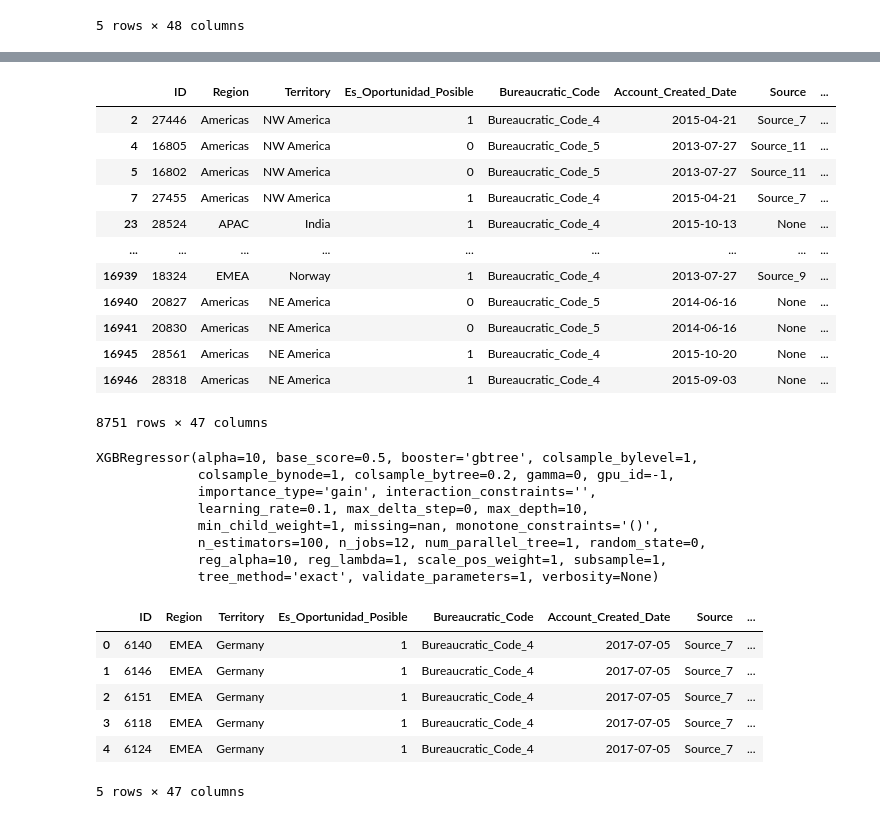
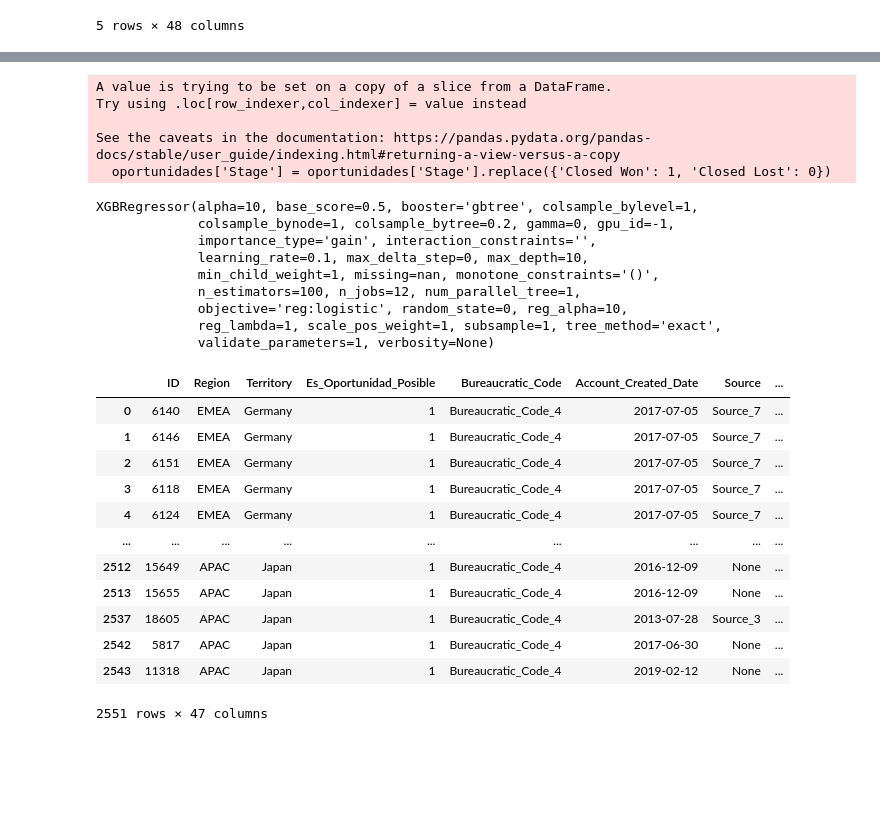
Before and after one commit to manulon/OrgaDatosTP2, a Jupyter notebook: XGBoost.ipynb, the cells around one changed output, grey strips where cells are left out. Cells and saved outputs as stored; diff of their text form; code cells hidden in the pictures; blank space fills up the shorter version.

```diff
--- a/XGBoost.ipynb
+++ b/XGBoost.ipynb
@@ -62,33 +174,34 @@ oportunidades.head()
 # %%
 #Una vez que tenemos el dataset limpio como en el TP1, iniciamos con el uso de XGBoost como algoritmo de ML.
 
-xg_reg = xgb.XGBRegressor(objective ='reg:squarederror',
+xg_reg = xgb.XGBRegressor(objective ='reg:logistic',
                 colsample_bytree = 0.2, learning_rate = 0.1,
                 max_depth = 10, alpha = 10, n_estimators = 100)
 y_train = oportunidades['Stage']
-y_train = y_train.loc[(y_train == 'Closed Won') | (y_train == 'Closed Lost')]
-x_train = oportunidades
-x_train = x_train.loc[(x_train['Stage'] == 'Closed Won') | (x_train['Stage'] == 'Closed Lost')]
+oportunidades = oportunidades.loc[(oportunidades['Stage'] == 'Closed Won') | (oportunidades['Stage'] == 'Closed Lost')]
+oportunidades['Stage'] = oportunidades['Stage'].replace({'Closed Won': 1, 'Closed Lost': 0})
+#y_train = oportunidades.Stage
+x_train = oportunidades.groupby('Opportunity_ID').agg({'Opportunity_Created_Year' : 'mean',\
+                                                      'Encoding_Moneda':'mean', 'Total_Amount': 'sum',\
+                                                      'Total_Taxable_Amount':'sum', 'Encoding_Region':'mean',\
+                                                      'Encoding_Territorio':'mean','Encoding_Vendedor':'mean',\
+                                                      'Es_Oportunidad_Posible':'mean','Stage':'max'})
+y_train = x_train['Stage']
 x_train = x_train.drop('Stage', axis='columns')
-x_train
+#x_train = x_train.loc[(x_train['Stage'] == 'Closed Won') | (x_train['Stage'] == 'Closed Lost')]
+#x_train = x_train.drop('Stage', axis='columns')
+#x_train
+#y_train
 # %% [output]
-|  | ID | Region | Territory | Es_Oportunidad_Posible | Bureaucratic_Code | Account_Created_Date | Source | ... |
-| 2 | 27446 | Americas | NW America | 1 | Bureaucratic_Code_4 | 2015-04-21 | Source_7 | ... |
-| 4 | 16805 | Americas | NW America | 0 | Bureaucratic_Code_5 | 2013-07-27 | Source_11 | ... |
-| 5 | 16802 | Americas | NW America | 0 | Bureaucratic_Code_5 | 2013-07-27 | Source_11 | ... |
-| 7 | 27455 | Americas | NW America | 1 | Bureaucratic_Code_4 | 2015-04-21 | Source_7 | ... |
-| 23 | 28524 | APAC | India | 1 | Bureaucratic_Code_4 | 2015-10-13 | None | ... |
-| ... | ... | ... | ... | ... | ... | ... | ... | ... |
-| 16939 | 18324 | EMEA | Norway | 1 | Bureaucratic_Code_4 | 2013-07-27 | Source_9 | ... |
-| 16940 | 20827 | Americas | NE America | 0 | Bureaucratic_Code_5 | 2014-06-16 | None | ... |
-| 16941 | 20830 | Americas | NE America | 0 | Bureaucratic_Code_5 | 2014-06-16 | None | ... |
-| 16945 | 28561 | Americas | NE America | 1 | Bureaucratic_Code_4 | 2015-10-20 | None | ... |
-| 16946 | 28318 | Americas | NE America | 1 | Bureaucratic_Code_4 | 2015-09-03 | None | ... |
-8751 rows × 47 columns
+A value is trying to be set on a copy of a slice from a DataFrame.
+Try using .loc[row_indexer,col_indexer] = value instead
+
+See the caveats in the documentation: https://pandas.pydata.org/pandas-docs/stable/user_guide/indexing.html#returning-a-view-versus-a-copy
+  oportunidades['Stage'] = oportunidades['Stage'].replace({'Closed Won': 1, 'Closed Lost': 0})
 # %%
 #Entrenamos al xgboost
-x_train = x_train.select_dtypes(exclude=['datetime', 'category'])
-y_train = y_train.replace({'Closed Won': 1, 'Closed Lost': 0})
+#x_train = x_train.select_dtypes(exclude=['datetime', 'category'])
+#y_train = y_train.replace({'Closed Won': 1, 'Closed Lost': 0})
 xg_reg.fit(x_train, y_train)
 # %% [output]
 XGBRegressor(alpha=10, base_score=0.5, booster='gbtree', colsample_bylevel=1,
@@ -96,45 +209,59 @@ XGBRegressor(alpha=10, base_score=0.5, booster='gbtree', colsample_bylevel=1,
              importance_type='gain', interaction_constraints='',
              learning_rate=0.1, max_delta_step=0, max_depth=10,
              min_child_weight=1, missing=nan, monotone_constraints='()',
-             n_estimators=100, n_jobs=12, num_parallel_tree=1, random_state=0,
-             reg_alpha=10, reg_lambda=1, scale_pos_weight=1, subsample=1,
-             tree_method='exact', validate_parameters=1, verbosity=None)
+             n_estimators=100, n_jobs=12, num_parallel_tree=1,
+             objective='reg:logistic', random_state=0, reg_alpha=10,
+             reg_lambda=1, scale_pos_weight=1, subsample=1, tree_method='exact',
+             validate_parameters=1, verbosity=None)
 # %%
-#Limpieza del dataset como en TP1
+#Limpieza del dataset de test
 
 oportunidades = pd.read_csv("Test_TP2_Datos_2020-2C.csv")
 oportunidades['Account_Created_Date'] = pd.to_datetime(oportunidades['Account_Created_Date'])
 oportunidades['Opportunity_Created_Date'] = pd.to_datetime(oportunidades['Opportunity_Created_Date'])
 oportunidades['Quote_Expiry_Date'] = pd.to_datetime(oportunidades['Quote_Expiry_Date'])
 oportunidades['Last_Modified_Date'] = pd.to_datetime(oportunidades['Last_Modified_Date'])
 oportunidades['Planned_Delivery_Start_Date'] = pd.to_datetime(oportunidades['Planned_Delivery_Start_Date'])
 oportunidades['Planned_Delivery_End_Date'] = pd.to_datetime(oportunidades['Planned_Delivery_End_Date'])
+oportunidades_japon = (oportunidades.loc[oportunidades['Region'] == 'Japan'])
+oportunidades = (oportunidades.loc[oportunidades['Region'] != 'Japan'])
+#oportunidades_japon = oportunidades_japon.iloc[:,:3]
+oportunidades_japon['Territory'] = oportunidades_japon['Territory'].replace({'None':'Japan'})
+oportunidades = pd.concat([oportunidades, oportunidades_japon], axis=0)
+oportunidades['Region'] = oportunidades['Region'].replace({'Japan':'APAC', 'Middle East':'EMEA'})
 oportunidades[oportunidades.select_dtypes(['object']).columns] = oportunidades.select_dtypes(['object']).apply(lambda x: x.astype('category'))
-
-#Añadimos la columna binaria de si es aprobada o no.
+#oportunidades = oportunidades.loc[oportunidades['Territory'] != 'None']
+#oportunidades = oportunidades.dropna()
 
 filtro_terminos_entrega = oportunidades['Pricing, Delivery_Terms_Quote_Appr']\
      == oportunidades['Pricing, Delivery_Terms_Approved']
 
 filtro_codigo_burocratico = oportunidades['Bureaucratic_Code_0_Approval']\
      == oportunidades['Bureaucratic_Code_0_Approved']
 
 oportunidades = oportunidades.drop(['Pricing, Delivery_Terms_Quote_Appr'\
     ,'Pricing, Delivery_Terms_Approved', 'Bureaucratic_Code_0_Approval'\
         , 'Bureaucratic_Code_0_Approved', 'Submitted_for_Approval'], axis = 'columns')
 
 oportunidades_posibles = (filtro_terminos_entrega & filtro_codigo_burocratico)
 
 oportunidades.insert(3,'Es_Oportunidad_Posible', oportunidades_posibles)
 
 oportunidades['Es_Oportunidad_Posible'] = oportunidades['Es_Oportunidad_Posible'].replace(
     {True:1, False:0})
-oportunidades.head()
+
+oportunidades
 # %% [output]
 |  | ID | Region | Territory | Es_Oportunidad_Posible | Bureaucratic_Code | Account_Created_Date | Source | ... |
 | 0 | 6140 | EMEA | Germany | 1 | Bureaucratic_Code_4 | 2017-07-05 | Source_7 | ... |
 | 1 | 6146 | EMEA | Germany | 1 | Bureaucratic_Code_4 | 2017-07-05 | Source_7 | ... |
 | 2 | 6151 | EMEA | Germany | 1 | Bureaucratic_Code_4 | 2017-07-05 | Source_7 | ... |
 | 3 | 6118 | EMEA | Germany | 1 | Bureaucratic_Code_4 | 2017-07-05 | Source_7 | ... |
 | 4 | 6124 | EMEA | Germany | 1 | Bureaucratic_Code_4 | 2017-07-05 | Source_7 | ... |
+| ... | ... | ... | ... | ... | ... | ... | ... | ... |
+| 2512 | 15649 | APAC | Japan | 1 | Bureaucratic_Code_4 | 2016-12-09 | None | ... |
+| 2513 | 15655 | APAC | Japan | 1 | Bureaucratic_Code_4 | 2016-12-09 | None | ... |
+| 2537 | 18605 | APAC | Japan | 1 | Bureaucratic_Code_4 | 2013-07-28 | Source_3 | ... |
+| 2542 | 5817 | APAC | Japan | 1 | Bureaucratic_Code_4 | 2017-06-30 | None | ... |
+| 2543 | 11318 | APAC | Japan | 1 | Bureaucratic_Code_4 | 2019-02-12 | None | ... |
-5 rows × 47 columns
+2551 rows × 47 columns
```
Also changed, not shown: parts of 11 cells of this notebook, 1 other file.
